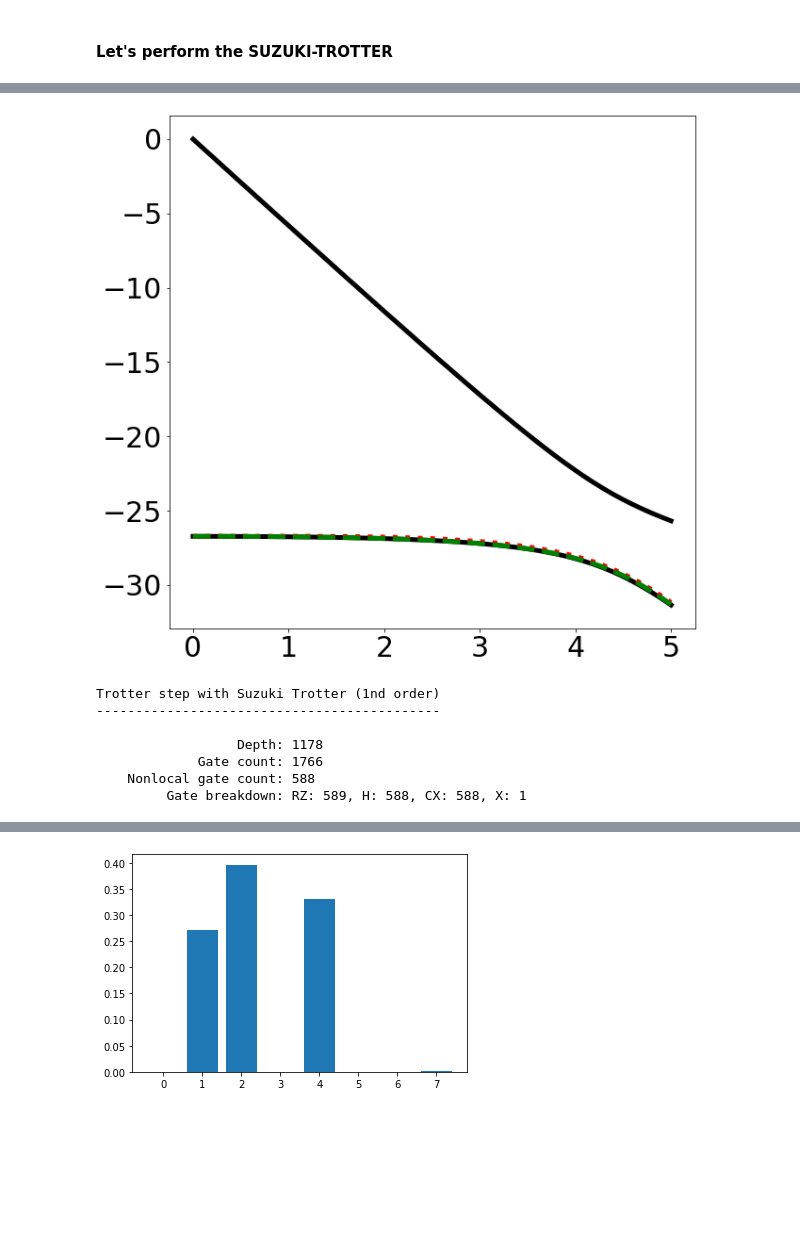
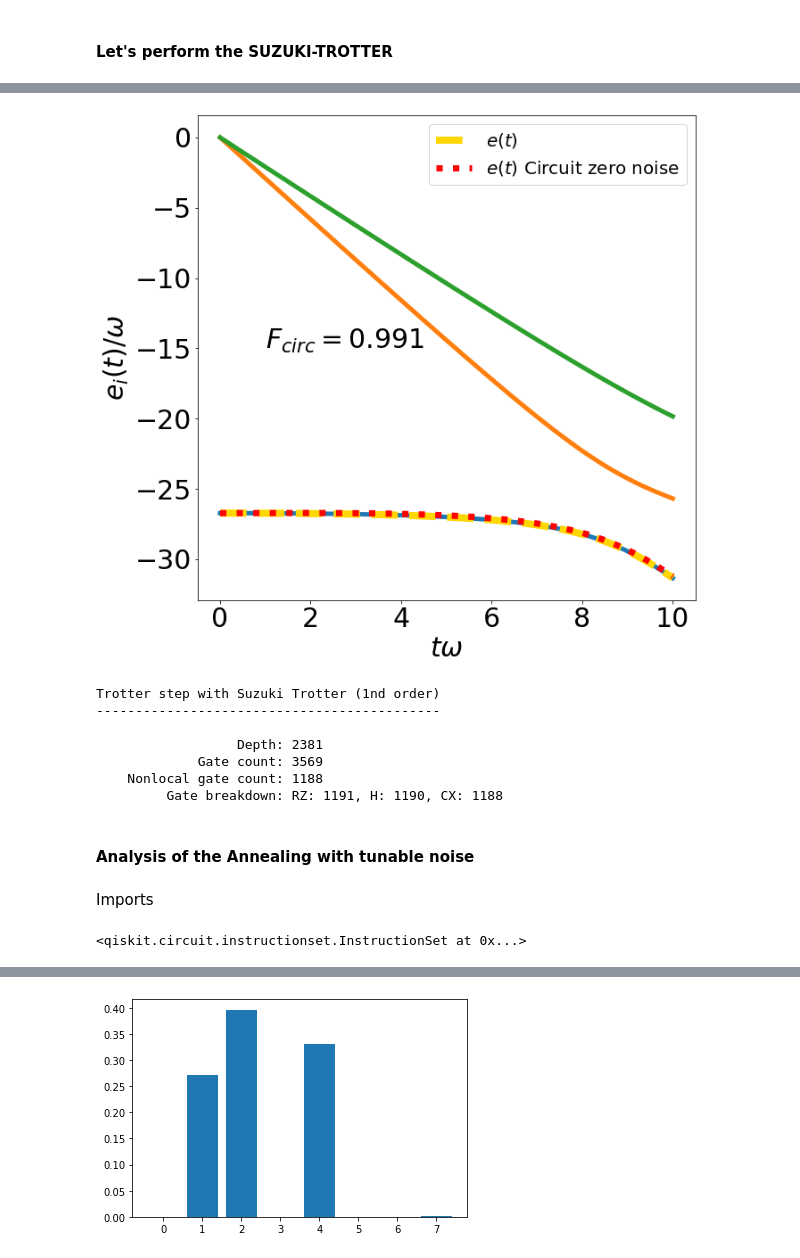
Before and after one commit to emacosta95/2nd_qa4nsm, a Jupyter notebook: ImplementationonQiskit.ipynb, the cells around one changed output, grey strips where cells are left out. Cells and saved outputs as stored; diff of their text form; code cells hidden in the pictures; blank space fills up the shorter version.

Commit message:
study QA-cicuit via noise models

```diff
--- a/ImplementationonQiskit.ipynb
+++ b/ImplementationonQiskit.ipynb
@@ -209,15 +175,15 @@ from qiskit.quantum_info import Statevector
 # %%
 
 #final_state=Statevector(circuit_opt)
-time_steps=50
-tf=5
+time_steps=100
+tf=10
 time=np.linspace(0,tf,time_steps)
 dt=tf/time_steps
 #b=0.8
 #h=1-(1+b)*(time/tf)+b*(time/tf)**2
 h=1-time/tf
-initial_state=QuantumCircuit(hamiltonian_q.num_qubits)
-initial_state.x([0])
+circuit_time_evolution=QuantumCircuit(hamiltonian_q.num_qubits)
+circuit_time_evolution.x([0]) # initial state
 
 energies_qiskit=np.zeros((time_steps))
 
@@ -225,18 +191,18 @@ energies_qiskit=np.zeros((time_steps))
 for n,t in enumerate(time):
     hamiltonian_t=(h[n])*hamiltonian_driver+(1-h[n])*hamiltonian_q
     exp_H_t=PauliEvolutionGate(hamiltonian_t,time=dt,synthesis=SuzukiTrotter(order=1))
-    initial_state.append(exp_H_t,range(hamiltonian_q.num_qubits))
+    circuit_time_evolution.append(exp_H_t,range(hamiltonian_q.num_qubits))
     single_particle_vector=np.zeros(2**n_qubits,dtype=np.complex128)
     psi_for_fidelity=np.zeros(n_qubits,dtype=np.complex128)
     for a in range(n_qubits):
         a_mb=2**(a)
-        final_state=Statevector(initial_state).data
+        final_state=Statevector(circuit_time_evolution).data
         single_particle_vector[a_mb]=final_state[a_mb]
         psi_for_fidelity[a]=final_state[a_mb]
     energies_qiskit[n]=Statevector(single_particle_vector).expectation_value(hamiltonian_t)
 
-transpiled_initial_state_v0=transpile(initial_state, optimization_level=3,basis_gates=['cx','s','h','rz','x'])
-final_state=Statevector(initial_state)
+transpiled_circuit_time_evolution=transpile(circuit_time_evolution.decompose(), optimization_level=3,basis_gates=['cx','s','h','rz','x'])
+final_state=Statevector(circuit_time_evolution)
 # %%
 data=np.load('data/quantum_annealing_pure_qa_6he.npz')
 
@@ -255,15 +221,19 @@ print(fidelity_trotter_clean,fidelity)
 # %%
 import matplotlib.pyplot as plt
 
 plt.figure(figsize=(10,10))
-for i in range(2):
-    plt.plot(time,spectrum[:,i],linewidth=5,color='black')
-plt.plot(time,energies_qiskit,color='red',linestyle=':',linewidth=5)
-plt.plot(time,energy,color='green',linestyle='--',linewidth=5)
+for i in range(3):
+    plt.plot(time,spectrum[:,i],linewidth=5)
+plt.plot(time,energy,color='gold',linestyle='--',linewidth=8,label=r'$e(t)$')
+plt.plot(time,energies_qiskit,color='red',linestyle=':',linewidth=7,label=r'$e(t)$ Circuit zero noise')
 plt.tick_params(labelsize=30)
+plt.xlabel(r'$t\omega$',fontsize=30)
+plt.text(x=1,y=-15,s=r'$F_{circ}=0.991$',fontsize=30)
+plt.ylabel(r'$e_i(t)/\omega$',fontsize=30)
+plt.legend(fontsize=20)
 plt.show()
 # %% [output]
-[figure, old version]
+[figure, new version]
 # %%
 
 print(
@@ -271,10 +241,10 @@ print(
 Trotter step with Suzuki Trotter (1nd order)
 --------------------------------------------
 
-                  Depth: {transpiled_initial_state_v0.depth()}
-             Gate count: {len(transpiled_initial_state_v0)}
-    Nonlocal gate count: {transpiled_initial_state_v0.num_nonlocal_gates()}
-         Gate breakdown: {", ".join([f"{k.upper()}: {v}" for k, v in transpiled_initial_state_v0.count_ops().items()])}
+                  Depth: {transpiled_circuit_time_evolution.depth()}
+             Gate count: {len(transpiled_circuit_time_evolution)}
+    Nonlocal gate count: {transpiled_circuit_time_evolution.num_nonlocal_gates()}
+         Gate breakdown: {", ".join([f"{k.upper()}: {v}" for k, v in transpiled_circuit_time_evolution.count_ops().items()])}
 
 """
 )
@@ -288,7 +258,7 @@ Trotter step with Suzuki Trotter (1nd order)
 Trotter step with Suzuki Trotter (1nd order)
 --------------------------------------------
 
-                  Depth: 1178
-             Gate count: 1766
-    Nonlocal gate count: 588
-         Gate breakdown: RZ: 589, H: 588, CX: 588, X: 1
+                  Depth: 2381
+             Gate count: 3569
+    Nonlocal gate count: 1188
+         Gate breakdown: RZ: 1191, H: 1190, CX: 1188
@@ -296,0 +265,14 @@ transpiled_initial_state_v0.draw()
+# %% [markdown]
+#### Analysis of the Annealing with tunable noise
+# %% [markdown]
+Imports
+# %%
+from qiskit_aer import AerSimulator
+from qiskit.providers.fake_provider import Fake5QV1  # or another IBM backend
+from qiskit import transpile
+from qiskit.quantum_info import DensityMatrix,state_fidelity
+from qiskit_aer.noise import NoiseModel, depolarizing_error, thermal_relaxation_error, ReadoutError
+
+transpiled_circuit_time_evolution.save_density_matrix()
+# %% [output]
+<qiskit.circuit.instructionset.InstructionSet at 0x...>
```
Also changed, not shown: parts of 33 cells of this notebook, 3 other files.
